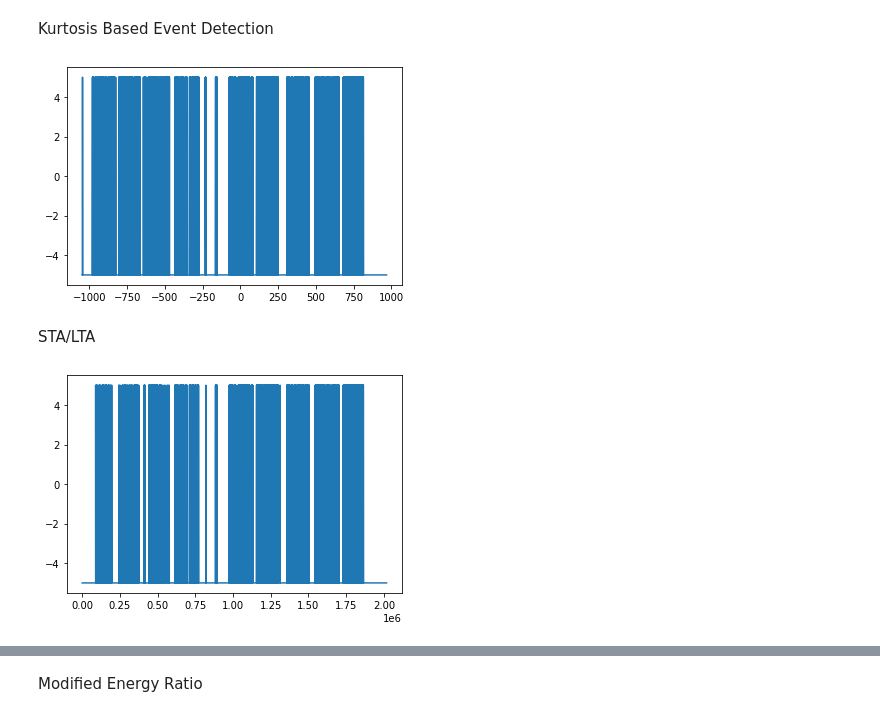
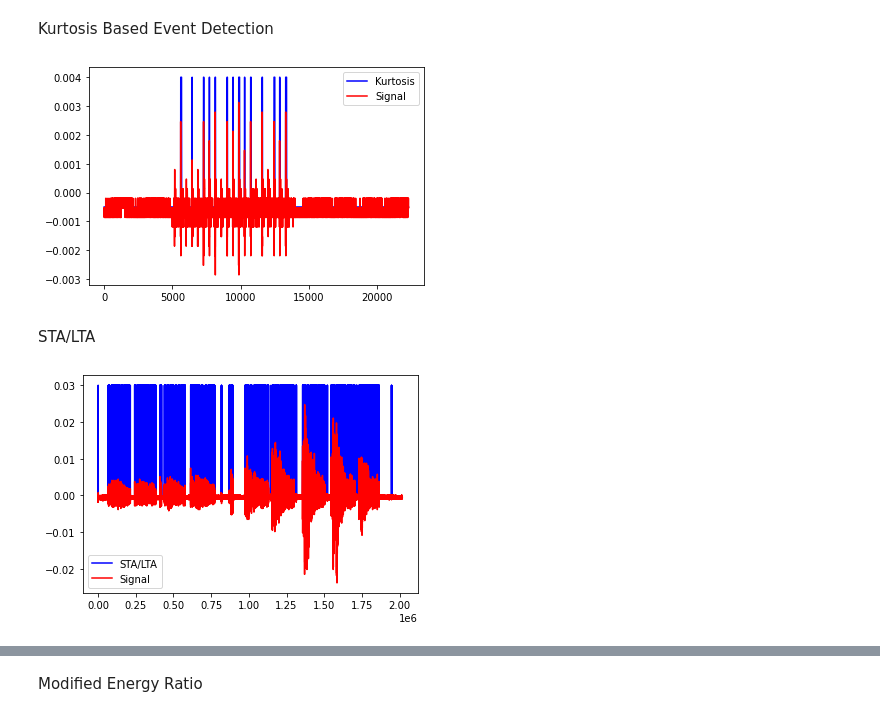
Before and after one commit to Abhinav9512/Event-Detection-from-Seismic-waves, a Jupyter notebook: Project.ipynb, the cells around one changed output, grey strips where cells are left out. Cells and saved outputs as stored; diff of their text form; code cells hidden in the pictures.

```diff
--- a/Project.ipynb
+++ b/Project.ipynb
@@ -108,43 +158,48 @@ from scipy.stats import kurtosis
 
 df = pd.read_csv("/content/drive/MyDrive/CSV files/sensor_a_6_march.csv", header=None, skiprows=10)
 
-df["Kurtosis"] = -5.0      # Default value is -5.0 if there is event then it will be 5.0.
+df["Kurtosis"] = -0.0005     # Default value is -0.0005 if there is event then it will be 0.004.
 df["StartingTime"] = 0.0   # For storing starting time
 df["EndingTime"] = 0.0     # For storing ending time
 
 x = len(df.values[:,0])         #Number of readings
 y = df.values[:,1]         #Voltage
 
 windowLength = 200
 
 def kurtosisBasedEventDetection (signalLength, amp):
 
   t = windowLength           # For storing time index
   ind = 0                    # To store starting time index of event
   flag = 0                   # To store ending time index of event
 
   while t < signalLength - windowLength :
     kts = kurtosis(amp[t-windowLength:t])
 
-    if kts > 6:
-      df.values[t,2] = 5.0
+    if kts > 8:
+      df.values[t,2] = 0.004
       if flag == ind :
         df.values[ind,3] = t     # To store starting time of event
         flag = flag + 1
 
-    if df.values[t-1,2] > 6 and df.values[t,2] < 6 :
+    if df.values[t-1,2] == 0.004 and df.values[t,2] != 0.004 :
       df.values[ind,4] = t - 1   # To store ending time of event
       ind = ind + 1
     t=t+1
 
 kurtosisBasedEventDetection(x,y)
 
-kurtosisValues = df.values[:,2]
+kurtosisValues = df.values[63000:85300,2]
 
-plt.plot(df.values[:,0],kurtosisValues)
+plt.plot(kurtosisValues,'b-',label='Kurtosis')              # output of kurtosis
+plt.plot(df.values[63000:85300,1],'r-',label='Signal')    # signal
+
+plt.legend()
+plt.show()
+
 df.to_csv('/content/drive/MyDrive/CSV files/kurtosis.csv', index=False)         # To store events
 # %% [output]
-[figure, old version]
+[figure, new version]
 # %% [markdown]
 STA/LTA
 # %%
@@ -153,7 +208,7 @@ import numpy as np
 import matplotlib.pyplot as plt
 
 df = pd.read_csv("/content/drive/MyDrive/CSV files/sensor_a_6_march.csv", header=None, skiprows=10)
-df["staLta"] = -5.0           # Default value is -5.0 if there is event then it will be 5.0.
+df["staLta"] = -0.0005           # Default value is -0.0005 if there is event then it will be 0.03.
 df["startingTime"] = 0.0      # For storing starting time
 df["endingTime"] = 0.0        # For storing ending time
 
@@ -174,31 +229,38 @@ def stalta (signalLength, amp):
     n1 = i-shortTermWindow
     n2 = i-longTermWindow-shortTermWindow
 
-    while n1 < i :
+    while n1 < i :                                              # to calculate sta
       sta = sta + ((amp[n1]*amp[n1])/shortTermWindow)
       n1 = n1 + 1
 
-    while n2 < i - shortTermWindow:
+    while n2 < i - shortTermWindow:                             # to calculate lta
       lta = lta + ((amp[n2]*amp[n2])/longTermWindow)
       n2 = n2 + 1
 
     ratio = sta/lta
 
-    if ratio > 10:
-      df.values[i,2] = 5.0
+    if ratio > 4:
+      df.values[i,2] = 0.03
 
       if flag == ind :
-        df.values[ind,3] = i
+        df.values[ind,3] = i              # To store starting time of event
         flag = flag + 1
 
-    if df.values[i-1,2] > 10 and df.values[i,2] < 10 :
-      df.values[ind,4] = i - 1
+    if df.values[i-1,2] == 0.004 and df.values[i,2] != 0.004 :
+      df.values[ind,4] = i - 1            # To store ending time of event
       ind = ind + 1
 
     i=i+1
 stalta(x,y)
 
-plt.plot(df.values[:,2])
+sta_lta = df.values[:,2]
+
+plt.plot(sta_lta,'b-',label='STA/LTA')                         # output of sta/lta
+plt.plot(df.values[:,1],'r-',label='Signal')        # signal
+
+plt.legend()
+plt.show()
+
 df.to_csv('/content/drive/MyDrive/CSV files/sta_lta.csv', index=False)          # To store events
 # %% [output]
-[figure, old version]
+[figure, new version]
```
Also changed, not shown: parts of 15 cells of this notebook.
